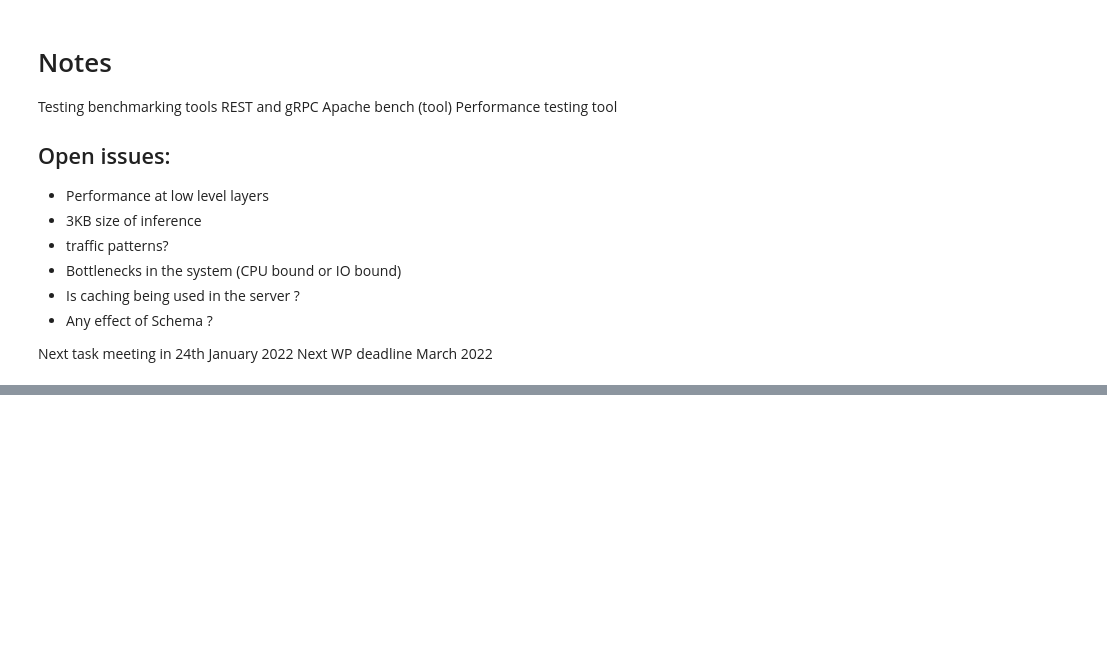
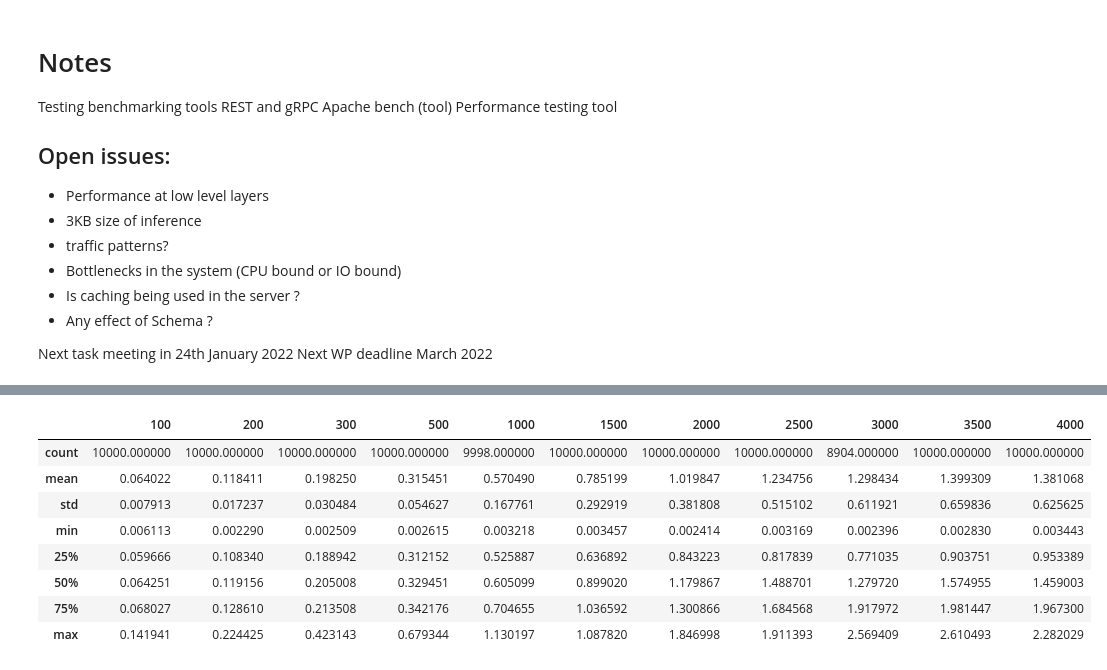
Before and after one commit to dmuiruri/inference, a Jupyter notebook: client_grpc/data/inference_analysis.ipynb, the cells around one changed output, grey strips where cells are left out. Saved outputs shown, nothing was run; the diff lists cells and outputs as text; code cells hidden in the pictures; blank space fills up the shorter version.

```diff
--- a/client_grpc/data/inference_analysis.ipynb
+++ b/client_grpc/data/inference_analysis.ipynb
@@ -211,0 +229,12 @@ Next WP deadline March 2022
+# %%
+reqs_container.describe()
+# %% [output]
+|  | 100 | 200 | 300 | 500 | 1000 | 1500 | 2000 | 2500 | 3000 | 3500 | 4000 |
+| count | 10000.000000 | 10000.000000 | 10000.000000 | 10000.000000 | 9998.000000 | 10000.000000 | 10000.000000 | 10000.000000 | 8904.000000 | 10000.000000 | 10000.000000 |
+| mean | 0.064022 | 0.118411 | 0.198250 | 0.315451 | 0.570490 | 0.785199 | 1.019847 | 1.234756 | 1.298434 | 1.399309 | 1.381068 |
+| std | 0.007913 | 0.017237 | 0.030484 | 0.054627 | 0.167761 | 0.292919 | 0.381808 | 0.515102 | 0.611921 | 0.659836 | 0.625625 |
+| min | 0.006113 | 0.002290 | 0.002509 | 0.002615 | 0.003218 | 0.003457 | 0.002414 | 0.003169 | 0.002396 | 0.002830 | 0.003443 |
+| 25% | 0.059666 | 0.108340 | 0.188942 | 0.312152 | 0.525887 | 0.636892 | 0.843223 | 0.817839 | 0.771035 | 0.903751 | 0.953389 |
+| 50% | 0.064251 | 0.119156 | 0.205008 | 0.329451 | 0.605099 | 0.899020 | 1.179867 | 1.488701 | 1.279720 | 1.574955 | 1.459003 |
+| 75% | 0.068027 | 0.128610 | 0.213508 | 0.342176 | 0.704655 | 1.036592 | 1.300866 | 1.684568 | 1.917972 | 1.981447 | 1.967300 |
+| max | 0.141941 | 0.224425 | 0.423143 | 0.679344 | 1.130197 | 1.087820 | 1.846998 | 1.911393 | 2.569409 | 2.610493 | 2.282029 |
```
Also changed, not shown: parts of 4 cells of this notebook, 4 other files.
